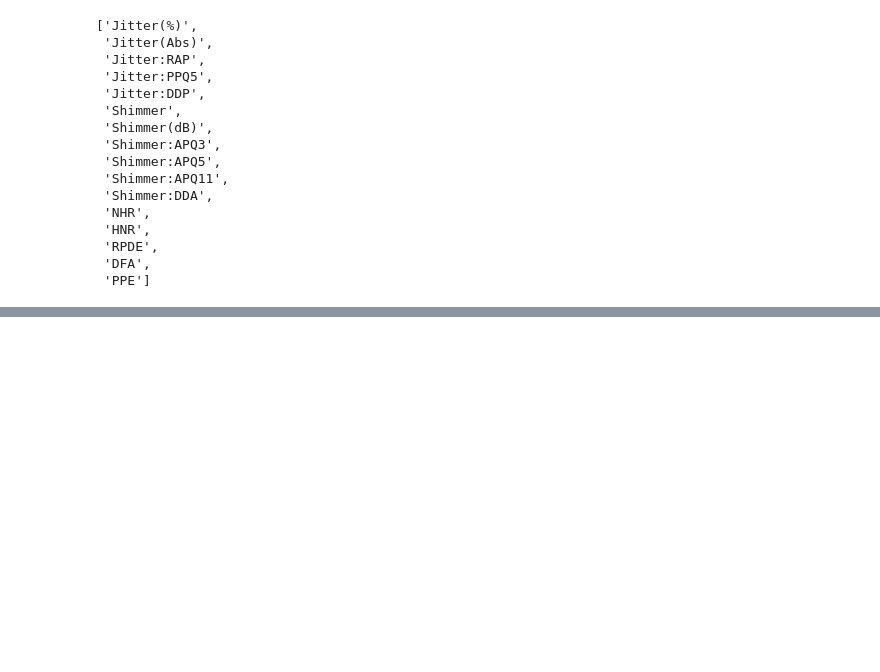
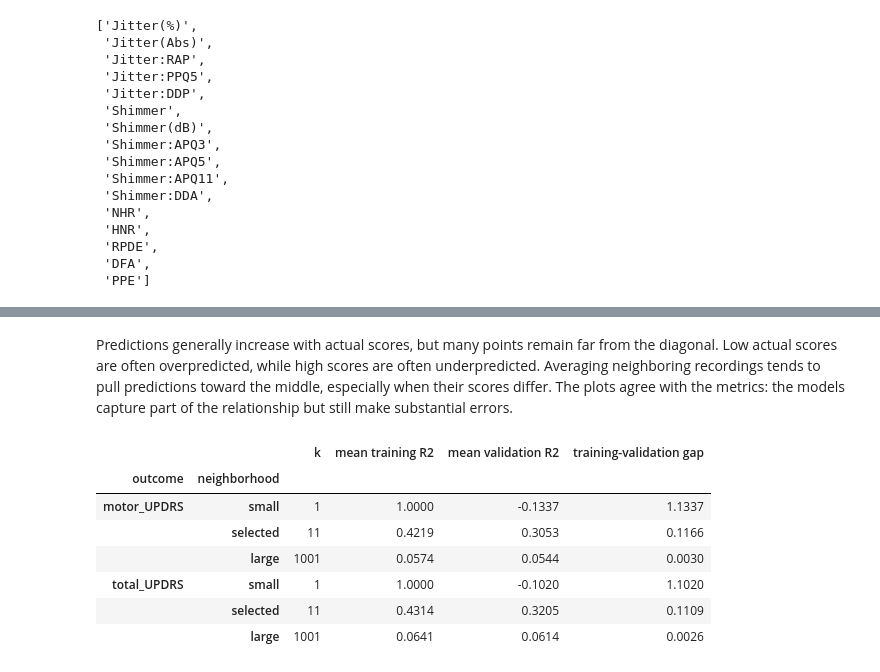
Before and after one commit to aileks/parkinsons-telemonitoring, a Jupyter notebook: parkinsons_telemonitoring_analysis.ipynb, the cells around one changed output, grey strips where cells are left out. Saved outputs shown, nothing was run; the diff lists cells and outputs as text; code cells hidden in the pictures; blank space fills up the shorter version.

Commit message:
swap to knn and finish out modeling

```diff
--- a/parkinsons_telemonitoring_analysis.ipynb
+++ b/parkinsons_telemonitoring_analysis.ipynb
@@ -165,0 +263,35 @@ plt.show()
+# %% [markdown]
+Predictions generally increase with actual scores, but many points remain far from the diagonal. Low actual scores are often overpredicted, while high scores are often underpredicted. Averaging neighboring recordings tends to pull predictions toward the middle, especially when their scores differ. The plots agree with the metrics: the models capture part of the relationship but still make substantial errors.
+# %%
+# Compare cross-validation scores for the small, selected, and large neighborhoods.
+tuning_rows = []
+for target, res in results.items():
+    search = res["search"]
+    cv_results = search.cv_results_
+    for neighborhood, index in [
+        ("small", 0),
+        ("selected", search.best_index_),
+        ("large", len(NEIGHBOR_GRID) - 1),
+    ]:
+        train_r2 = cv_results["mean_train_score"][index]
+        validation_r2 = cv_results["mean_test_score"][index]
+        tuning_rows.append({
+            "outcome": target,
+            "neighborhood": neighborhood,
+            "k": int(cv_results["param_knn__n_neighbors"][index]),
+            "mean training R2": train_r2,
+            "mean validation R2": validation_r2,
+            "training-validation gap": train_r2 - validation_r2,
+        })
+
+tuning_comparison = pd.DataFrame(tuning_rows).set_index(["outcome", "neighborhood"])
+tuning_comparison.round(4)
+# %% [output]
+|  |  | k | mean training R2 | mean validation R2 | training-validation gap |
+| outcome | neighborhood |  |  |  |  |
+| motor_UPDRS | small | 1 | 1.0000 | -0.1337 | 1.1337 |
+|  | selected | 11 | 0.4219 | 0.3053 | 0.1166 |
+|  | large | 1001 | 0.0574 | 0.0544 | 0.0030 |
+| total_UPDRS | small | 1 | 1.0000 | -0.1020 | 1.1020 |
+|  | selected | 11 | 0.4314 | 0.3205 | 0.1109 |
+|  | large | 1001 | 0.0641 | 0.0614 | 0.0026 |
```
Also changed, not shown: parts of 20 cells of this notebook.
